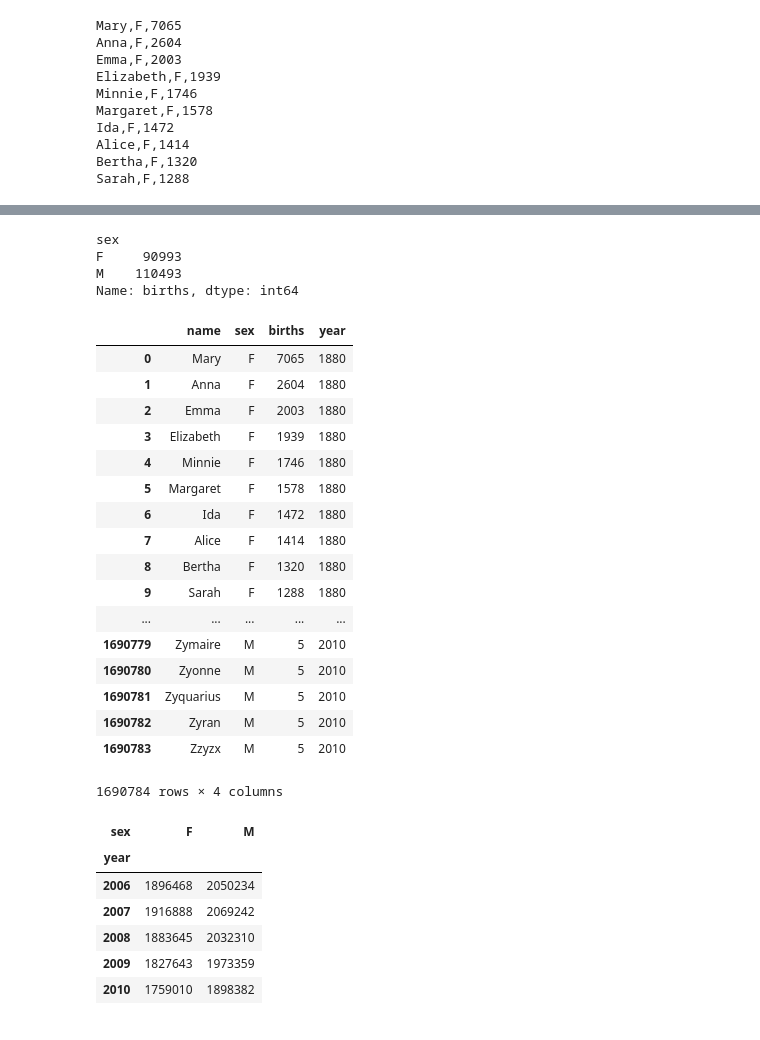
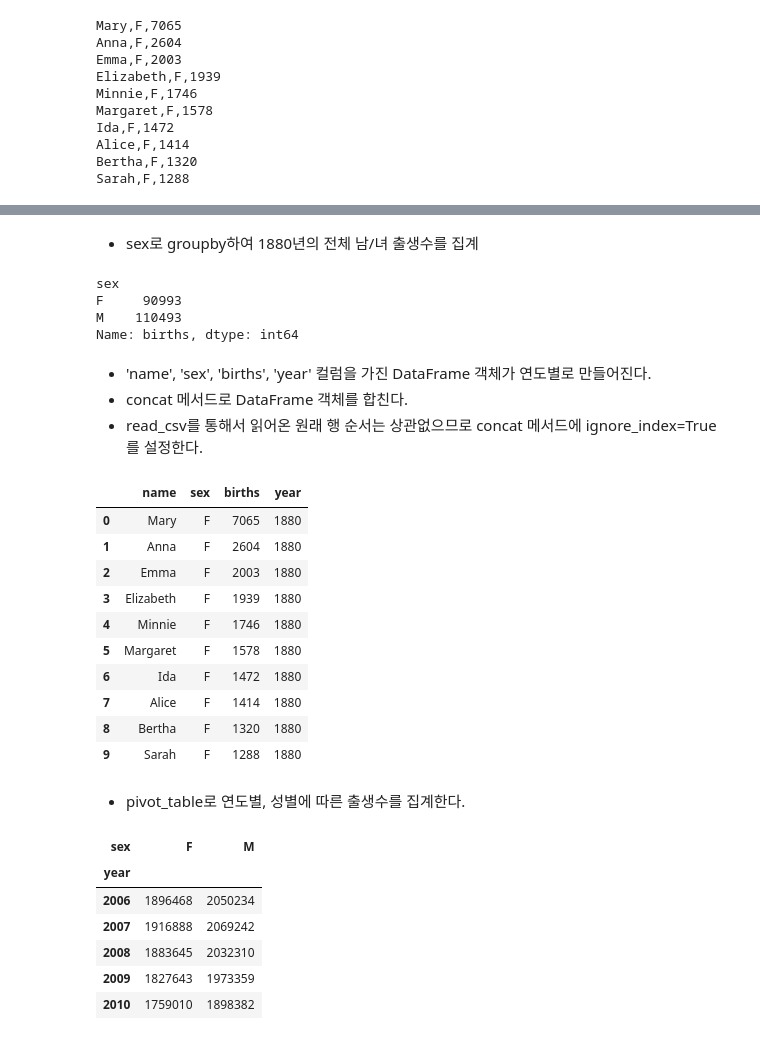
Before and after one commit to angelxtry/PyDataSc, a Jupyter notebook: PyForDA/ch02/babynames.ipynb, the cells around one changed output, grey strips where cells are left out. Saved outputs shown, nothing was run; the diff lists cells and outputs as text; code cells hidden in the pictures.

```diff
--- a/PyForDA/ch02/babynames.ipynb
+++ b/PyForDA/ch02/babynames.ipynb
@@ -38,3 +33,5 @@ names1880
+# %% [markdown]
+* sex로 groupby하여 1880년의 전체 남/녀 출생수를 집계
 # %%
 names1880.groupby('sex').births.sum()
 # %% [output]
@@ -54,27 +51,26 @@ for year in years:
     pieces.append(frame)
 
 names = pd.concat(pieces, ignore_index=True)
+# %% [markdown]
+* 'name', 'sex', 'births', 'year' 컬럼을 가진 DataFrame 객체가 연도별로 만들어진다.
+* concat 메서드로 DataFrame 객체를 합친다.
+* read_csv를 통해서 읽어온 원래 행 순서는 상관없으므로 concat 메서드에 ignore_index=True를 설정한다.
 # %%
-names
+names.head(10)
 # %% [output]
 |  | name | sex | births | year |
 | 0 | Mary | F | 7065 | 1880 |
 | 1 | Anna | F | 2604 | 1880 |
 | 2 | Emma | F | 2003 | 1880 |
 | 3 | Elizabeth | F | 1939 | 1880 |
 | 4 | Minnie | F | 1746 | 1880 |
 | 5 | Margaret | F | 1578 | 1880 |
 | 6 | Ida | F | 1472 | 1880 |
 | 7 | Alice | F | 1414 | 1880 |
 | 8 | Bertha | F | 1320 | 1880 |
 | 9 | Sarah | F | 1288 | 1880 |
-| ... | ... | ... | ... | ... |
-| 1690779 | Zymaire | M | 5 | 2010 |
-| 1690780 | Zyonne | M | 5 | 2010 |
-| 1690781 | Zyquarius | M | 5 | 2010 |
-| 1690782 | Zyran | M | 5 | 2010 |
-| 1690783 | Zzyzx | M | 5 | 2010 |
-1690784 rows × 4 columns
+# %% [markdown]
+* pivot_table로 연도별, 성별에 따른 출생수를 집계한다.
 # %%
 total_births = names.pivot_table('births', index='year',
                                  columns='sex', aggfunc=sum)
```
Also changed, not shown: parts of 5 cells of this notebook.
